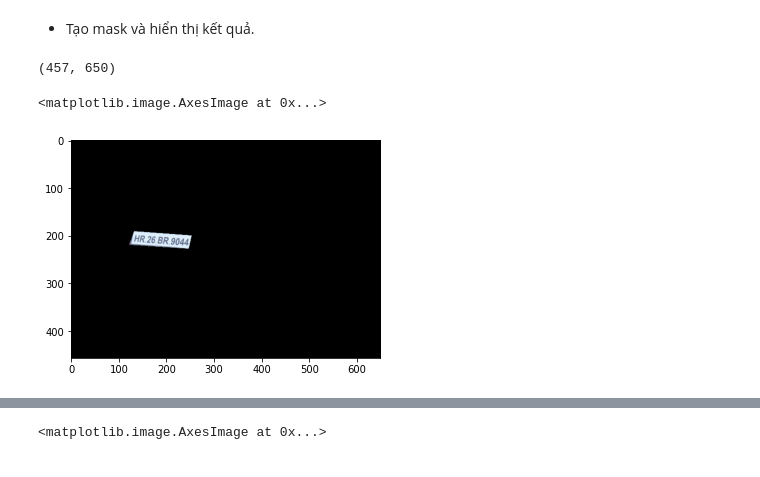
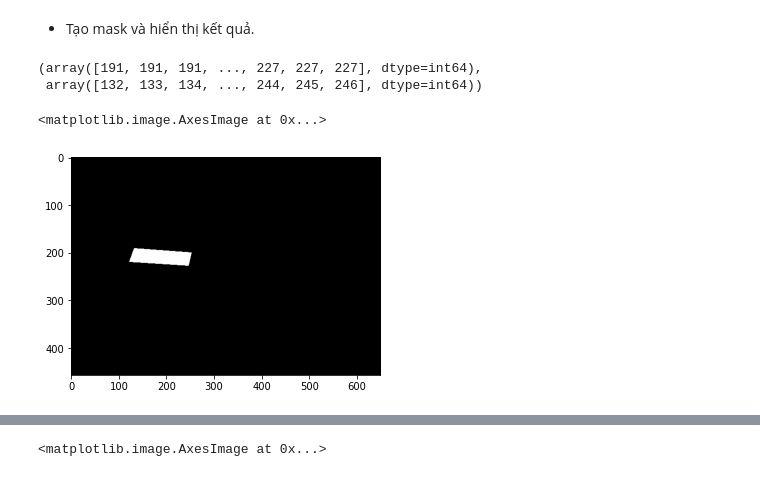
Before and after one commit to HieuTran2002/licensePlateReading, a Jupyter notebook: licensePlatesReading.ipynb, the cells around one changed output, grey strips where cells are left out. Saved outputs shown, nothing was run; the diff lists cells and outputs as text; code cells hidden in the pictures.

```diff
--- a/licensePlatesReading.ipynb
+++ b/licensePlatesReading.ipynb
@@ -88,14 +88,16 @@ array([[[122, 219]],
 - Tạo mask và hiển thị kết quả.
 # %%
 mask = np.zeros(gray.shape, np.uint8)
-new_image = cv2.drawContours(mask, [location], 0,255, -1)
-new_image = cv2.bitwise_and(img, img, mask=mask)
+new_image1 = cv2.drawContours(mask, [location], 0,255, -1)
+new_image2 = cv2.bitwise_and(img, img, mask=mask)
 
 gray.shape
+np.where(mask == 255)
 # %% [output]
-(457, 650)
+(array([191, 191, 191, ..., 227, 227, 227], dtype=int64),
+ array([132, 133, 134, ..., 244, 245, 246], dtype=int64))
 # %%
-plt.imshow(cv2.cvtColor(new_image, cv2.COLOR_BGR2RGB))
+plt.imshow(cv2.cvtColor( new_image1, cv2.COLOR_BGR2RGB))
 # %% [output]
 <matplotlib.image.AxesImage at 0x...>
-[figure, old version]
+[figure, new version]
```
Also changed, not shown: parts of 2 cells of this notebook.
